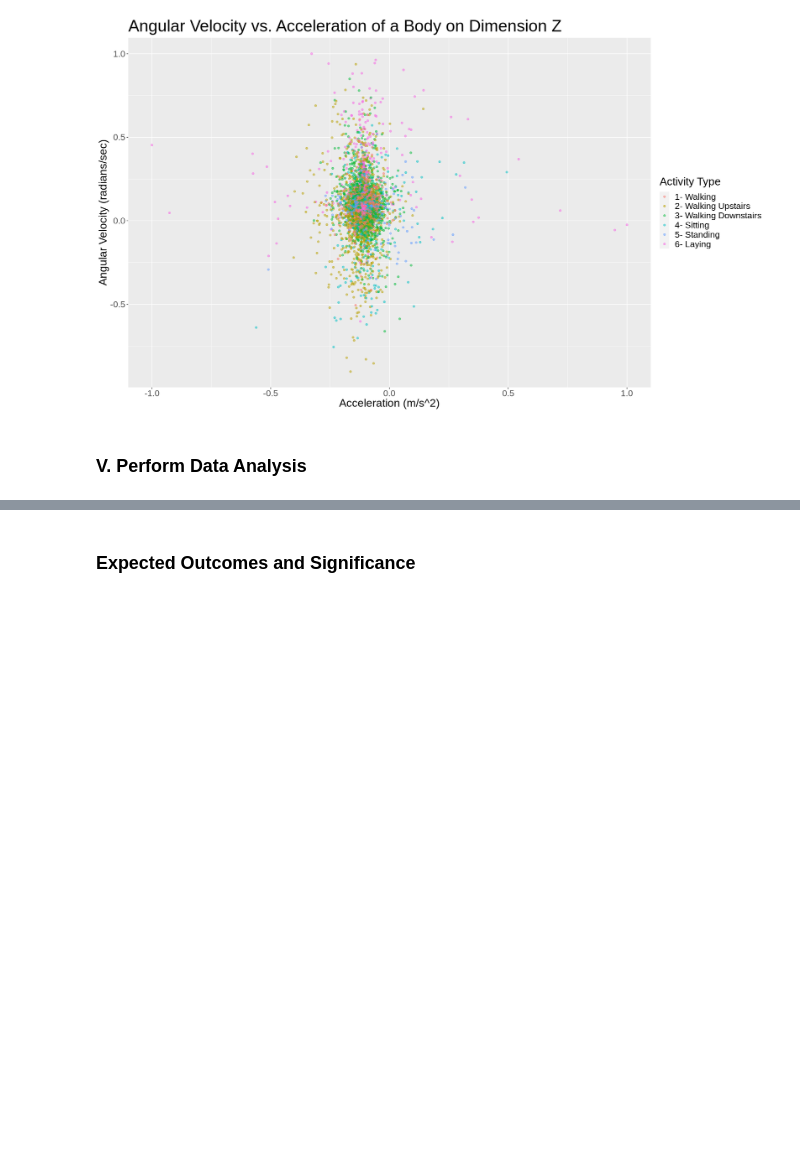
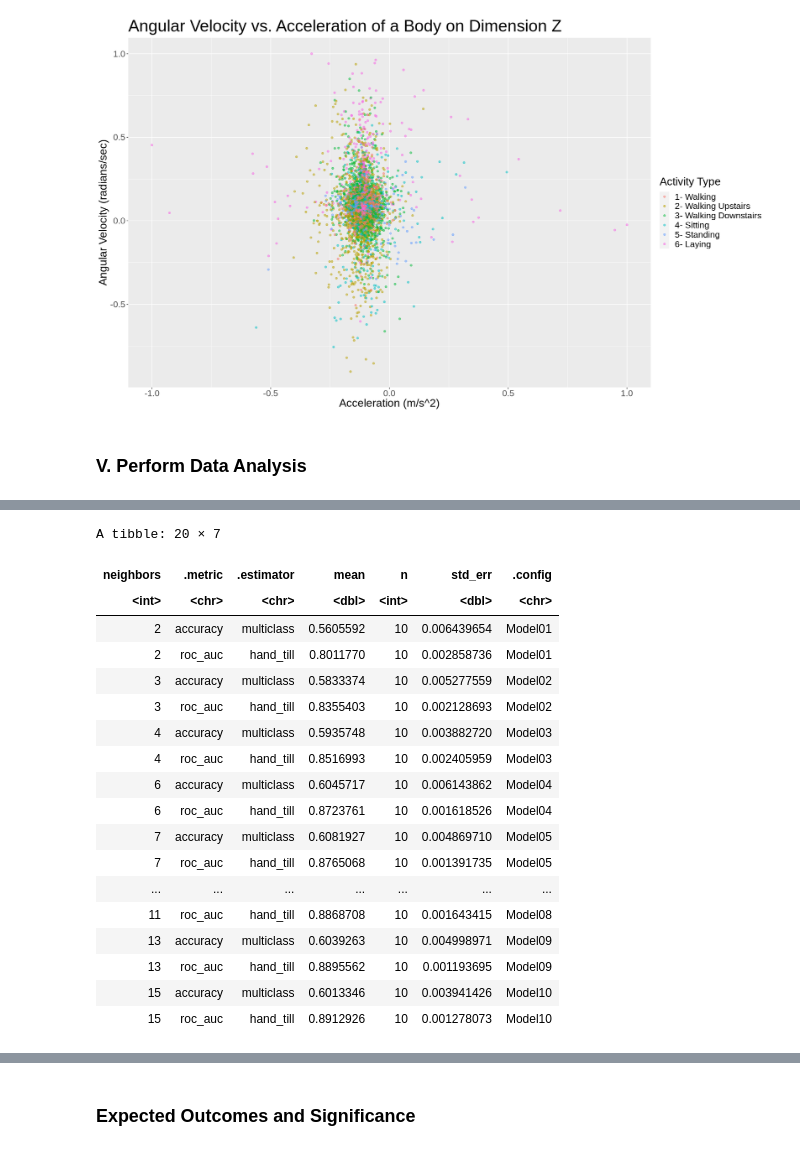
Before and after one commit to eleahj/dsci_project, a Jupyter notebook: human_activities.ipynb, the cells around one changed output, grey strips where cells are left out. Cells and saved outputs as stored; diff of their text form; code cells hidden in the pictures; blank space fills up the shorter version.

```diff
--- a/human_activities.ipynb
+++ b/human_activities.ipynb
@@ -347,0 +406,28 @@ Best k: 3
+# %%
+#Create new workflow with recipe and new knn_tune specification
+knn_results <- workflow() %>%
+      add_recipe(recipe) %>%
+      add_model(knn_tune) %>%
+      tune_grid(resamples = activity_vfold, grid = 10) %>%
+      collect_metrics()
+knn_results
+# %% [output]
+A tibble: 20 × 7
+| neighbors | .metric | .estimator | mean | n | std_err | .config |
+| <int> | <chr> | <chr> | <dbl> | <int> | <dbl> | <chr> |
+| 2 | accuracy | multiclass | 0.5605592 | 10 | 0.006439654 | Model01 |
+| 2 | roc_auc | hand_till | 0.8011770 | 10 | 0.002858736 | Model01 |
+| 3 | accuracy | multiclass | 0.5833374 | 10 | 0.005277559 | Model02 |
+| 3 | roc_auc | hand_till | 0.8355403 | 10 | 0.002128693 | Model02 |
+| 4 | accuracy | multiclass | 0.5935748 | 10 | 0.003882720 | Model03 |
+| 4 | roc_auc | hand_till | 0.8516993 | 10 | 0.002405959 | Model03 |
+| 6 | accuracy | multiclass | 0.6045717 | 10 | 0.006143862 | Model04 |
+| 6 | roc_auc | hand_till | 0.8723761 | 10 | 0.001618526 | Model04 |
+| 7 | accuracy | multiclass | 0.6081927 | 10 | 0.004869710 | Model05 |
+| 7 | roc_auc | hand_till | 0.8765068 | 10 | 0.001391735 | Model05 |
+| ... | ... | ... | ... | ... | ... | ... |
+| 11 | roc_auc | hand_till | 0.8868708 | 10 | 0.001643415 | Model08 |
+| 13 | accuracy | multiclass | 0.6039263 | 10 | 0.004998971 | Model09 |
+| 13 | roc_auc | hand_till | 0.8895562 | 10 | 0.001193695 | Model09 |
+| 15 | accuracy | multiclass | 0.6013346 | 10 | 0.003941426 | Model10 |
+| 15 | roc_auc | hand_till | 0.8912926 | 10 | 0.001278073 | Model10 |
```
Also changed, not shown: parts of 7 cells of this notebook.
